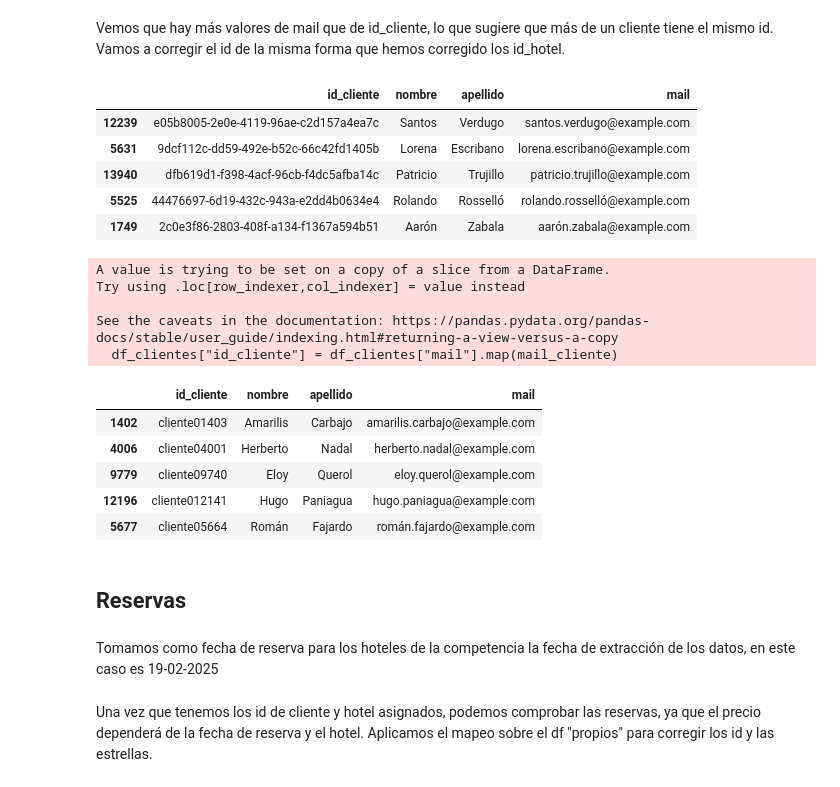
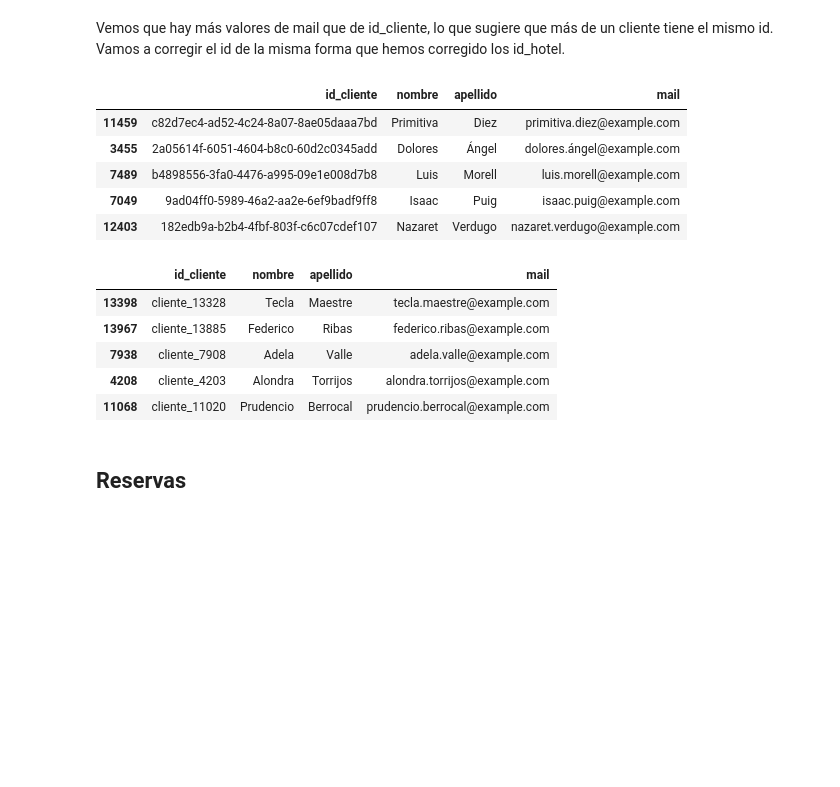
Before and after one commit to MartaM1206/proyecto_ETL, a Jupyter notebook: notebooks/análisis inicial.ipynb, the cells around one changed output. Cells and saved outputs as stored; diff of their text form; code cells hidden in the pictures; blank space fills up the shorter version.

Commit message:
falta reservas y carga

```diff
--- a/notebooks/análisis inicial.ipynb
+++ b/notebooks/análisis inicial.ipynb
@@ -115,15 +64,15 @@ Hay 10 hoteles de la competencia sin datos de precio_noche, nombre_hotel y estre
 # Fechas estancia
 # %%
 # miramos valores únicos de fechas de inicio y final de estancia porque las necesitaremos para buscar eventos en la API
-inicio = df["inicio_estancia"].unique()
-inicio
+ini_estancia =df["inicio_estancia"].unique()
+ini_estancia
 # %% [output]
 <DatetimeArray>
 ['2025-03-01 00:00:00', 'NaT']
 Length: 2, dtype: datetime64[ns]
 # %%
-final = df["final_estancia"].unique()
-final
+fin_estancia = df["final_estancia"].unique()
+fin_estancia
 # %% [output]
 <DatetimeArray>
 ['2025-03-02 00:00:00', 'NaT']
@@ -136,8 +81,8 @@ Timestamp('2025-03-02 00:00:00')
 Como las fechas son las mismas, podríamos rellenar toda la columna con el mismo valor.
 # %%
 # Rellenamos las columnas del df con las fechas.
-df["inicio_estancia"] = inicio[0]
-df["final_estancia"] = final[0]
+df["inicio_estancia"] = ini_estancia[0]
+df["final_estancia"] = fin_estancia[0]
 # %%
 df.info()
 # %% [output]
@@ -503,11 +546,11 @@ df_clientes = df[["id_cliente", "nombre", "apellido", "mail"]]
 df_clientes.sample(5)
 # %% [output]
 |  | id_cliente | nombre | apellido | mail |
-| 12239 | e05b8005-2e0e-4119-96ae-c2d157a4ea7c | Santos | Verdugo | santos.verdugo@example.com |
-| 5631 | 9dcf112c-dd59-492e-b52c-66c42fd1405b | Lorena | Escribano | lorena.escribano@example.com |
-| 13940 | dfb619d1-f398-4acf-96cb-f4dc5afba14c | Patricio | Trujillo | patricio.trujillo@example.com |
-| 5525 | 44476697-6d19-432c-943a-e2dd4b0634e4 | Rolando | Rosselló | rolando.rosselló@example.com |
-| 1749 | 2c0e3f86-2803-408f-a134-f1367a594b51 | Aarón | Zabala | aarón.zabala@example.com |
+| 11459 | c82d7ec4-ad52-4c24-8a07-8ae05daaa7bd | Primitiva | Diez | primitiva.diez@example.com |
+| 3455 | 2a05614f-6051-4604-b8c0-60d2c0345add | Dolores | Ángel | dolores.ángel@example.com |
+| 7489 | b4898556-3fa0-4476-a995-09e1e008d7b8 | Luis | Morell | luis.morell@example.com |
+| 7049 | 9ad04ff0-5989-46a2-aa2e-6ef9badf9ff8 | Isaac | Puig | isaac.puig@example.com |
+| 12403 | 182edb9a-b2b4-4fbf-803f-c6c07cdef107 | Nazaret | Verdugo | nazaret.verdugo@example.com |
 # %%
 mails=df_clientes["mail"].unique()
 # %%
@@ -515,26 +558,17 @@ mailcliente=[]
 idcliente=[]
 for mail in enumerate(mails, start=1):
     mailcliente.append(mail[1])
-    idcliente.append(f"cliente0{mail[0]}")
+    idcliente.append(f"cliente_{mail[0]}")
 mail_cliente = dict(zip(mailcliente, idcliente))
 # %%
-df_clientes["id_cliente"] = df_clientes["mail"].map(mail_cliente)
+df_clientes.loc[:, "id_cliente"] = df_clientes["mail"].map(mail_cliente)
 df_clientes.sample(5)
 # %% [output]
-A value is trying to be set on a copy of a slice from a DataFrame.
-Try using .loc[row_indexer,col_indexer] = value instead
-
-See the caveats in the documentation: https://pandas.pydata.org/pandas-docs/stable/user_guide/indexing.html#returning-a-view-versus-a-copy
-  df_clientes["id_cliente"] = df_clientes["mail"].map(mail_cliente)
 |  | id_cliente | nombre | apellido | mail |
-| 1402 | cliente01403 | Amarilis | Carbajo | amarilis.carbajo@example.com |
-| 4006 | cliente04001 | Herberto | Nadal | herberto.nadal@example.com |
-| 9779 | cliente09740 | Eloy | Querol | eloy.querol@example.com |
-| 12196 | cliente012141 | Hugo | Paniagua | hugo.paniagua@example.com |
-| 5677 | cliente05664 | Román | Fajardo | román.fajardo@example.com |
+| 13398 | cliente_13328 | Tecla | Maestre | tecla.maestre@example.com |
+| 13967 | cliente_13885 | Federico | Ribas | federico.ribas@example.com |
+| 7938 | cliente_7908 | Adela | Valle | adela.valle@example.com |
+| 4208 | cliente_4203 | Alondra | Torrijos | alondra.torrijos@example.com |
+| 11068 | cliente_11020 | Prudencio | Berrocal | prudencio.berrocal@example.com |
 # %% [markdown]
 ## Reservas
-# %% [markdown]
-Tomamos como fecha de reserva para los hoteles de la competencia la fecha de extracción de los datos, en este caso es 19-02-2025
-# %% [markdown]
-Una vez que tenemos los id de cliente y hotel asignados, podemos comprobar las reservas, ya que el precio dependerá de la fecha de reserva y el hotel. Aplicamos el mapeo sobre el df "propios" para corregir los id y las estrellas.
```
Also changed, not shown: parts of 63 cells of this notebook, 7 other files.
